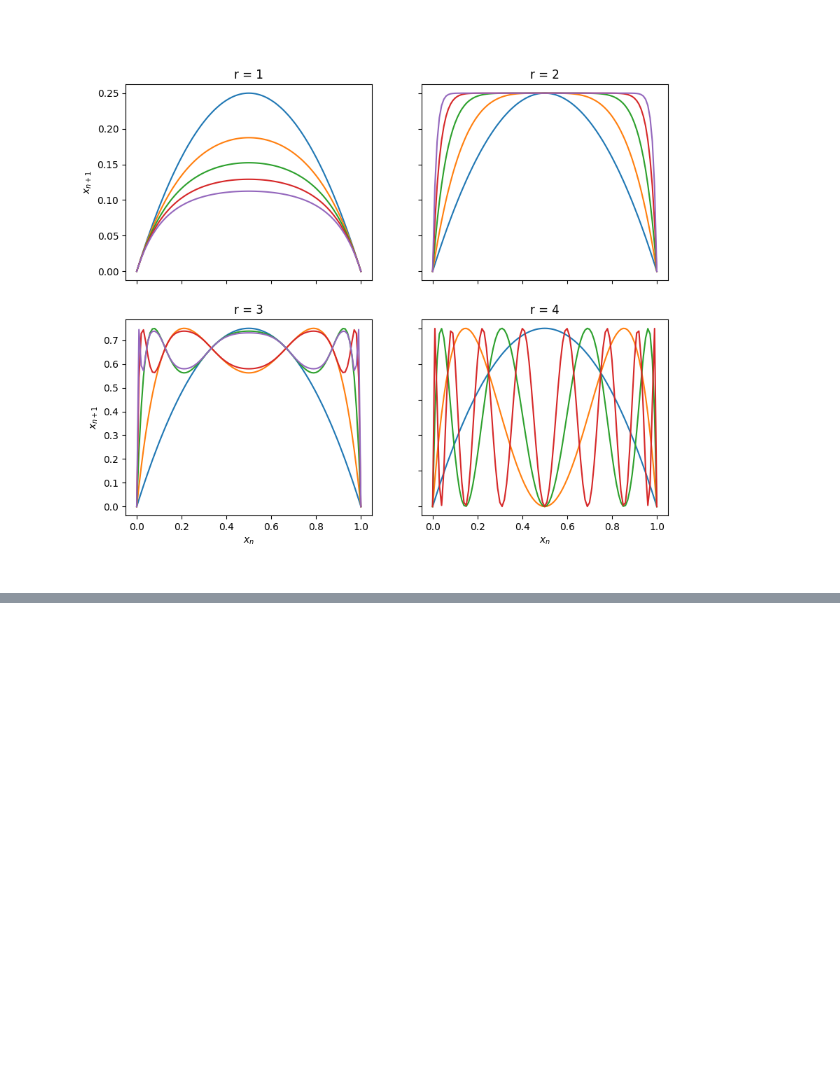
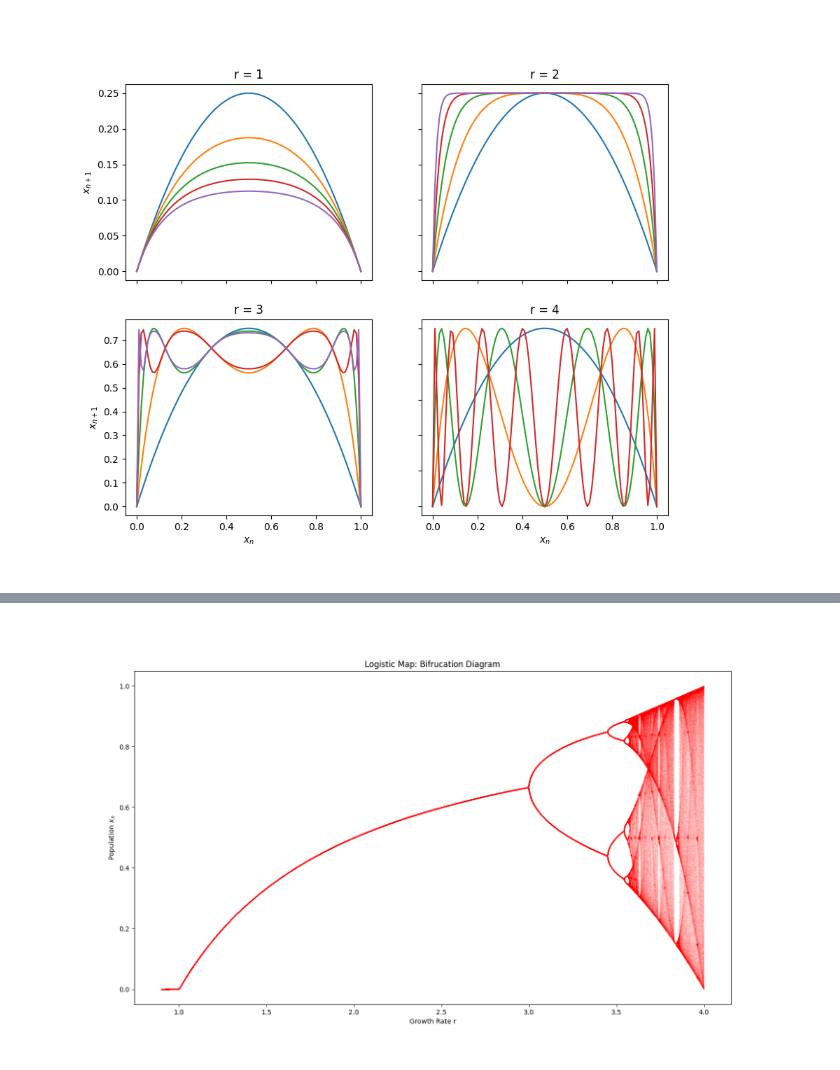
Before and after one commit to kweterings/LogisticMap-Chaos, a Jupyter notebook: bifurcation.ipynb, the cells around one changed output, grey strips where cells are left out. Saved outputs shown, nothing was run; the diff lists cells and outputs as text; code cells hidden in the pictures; blank space fills up the shorter version.

```diff
--- a/bifurcation.ipynb
+++ b/bifurcation.ipynb
@@ -112,0 +130,21 @@ plt.show()
+# %%
+r_values = (0.9, 4)  # Range of r values
+accuracy = 0.0001
+reps = 600  # Number of repetitions
+num_to_plot = 200
+lims = np.zeros(reps)
+
+fig, ax = plt.subplots()
+fig.set_size_inches(16, 9)
+
+lims[0] = np.random.rand()
+for r in np.arange(r_values[0], r_values[1], accuracy):
+    for i in range(reps - 1):
+        lims[i + 1] = r * lims[i] * (1 - lims[i])
+
+    ax.plot([r] * num_to_plot, lims[reps - num_to_plot :], "r.", markersize=0.02)
+ax.set(xlabel="Growth Rate r", ylabel="Population $x_n$", title="Logistic Map: Bifrucation Diagram")
+plt.savefig('bif_diag.png') # Saving figure
+plt.show()
+# %% [output]
+[figure, added]
```
Also changed, not shown: parts of 9 cells of this notebook, 2 other files.
